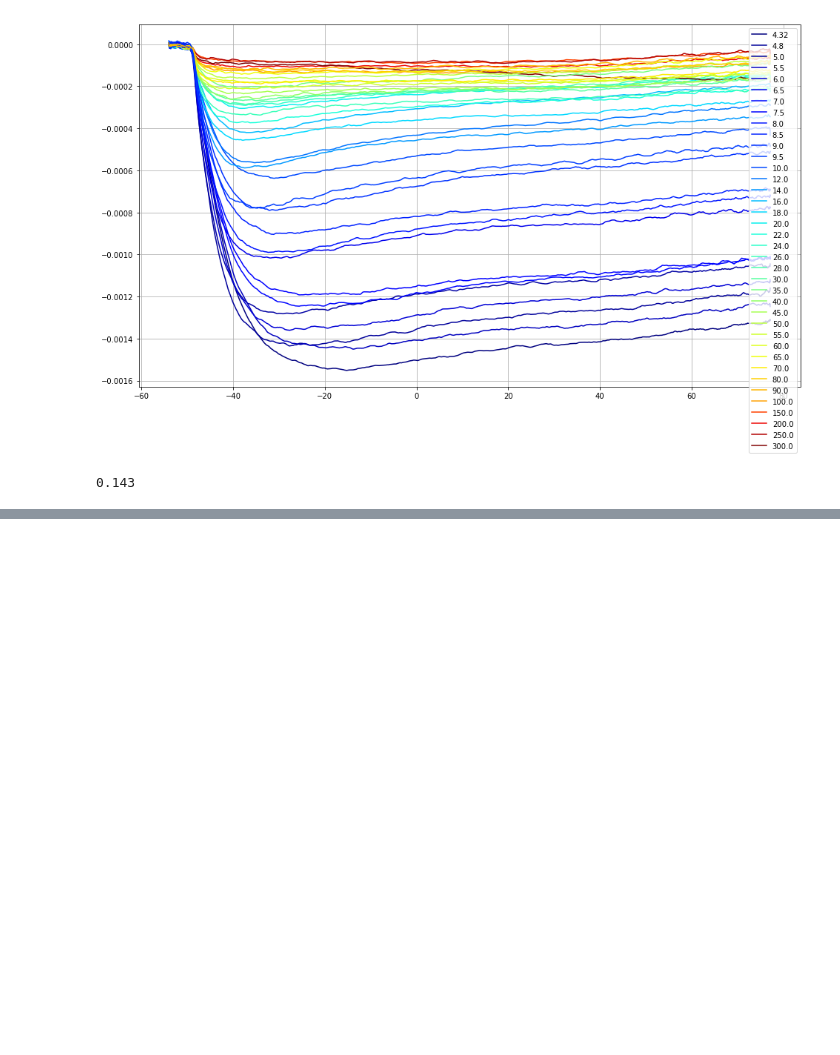
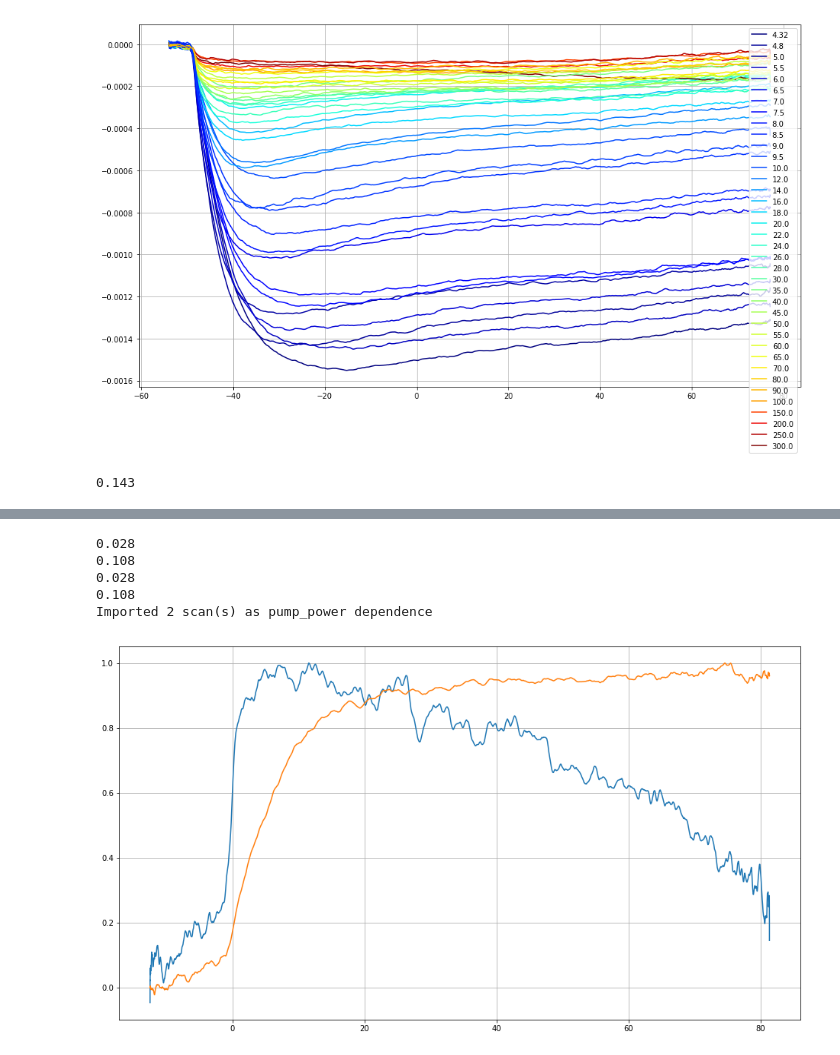
Before and after one commit to steinnymir/RegAscope2017, a Jupyter notebook: Analysis Tests.ipynb, the cells around one changed output, grey strips where cells are left out. Cells and saved outputs as stored; diff of their text form; code cells hidden in the pictures; blank space fills up the shorter version.

```diff
--- a/Analysis Tests.ipynb
+++ b/Analysis Tests.ipynb
@@ -234,0 +308,46 @@ data.
+# %%
+filepath = 'E:/steinn/new data/asdf2/'
+files = os.listdir(filepath)
+pump_spot = 80
+probe_spot = 50
+cutFreq = 0.01 # THz
+t0 = 80
+key_parameter = 'pump_power'
+description = ''
+
+###########################
+# init lsits:
+scanList = []
+k_parameters = []
+
+for i in range(len(files)):
+    tr = transient.Transient()
+    tr.import_file(filepath + files[i],cleanData=False, key_parameter = key_parameter, description=description)
+    tr.pump_spot = pump_spot
+    tr.probe_spot = probe_spot
+    tr.calc_energy_densities()
+    tr.crop_time_scale()
+    tr.shift_time(t0)
+    tr.filter_low_pass(cutFreq)
+#     tr.flip_trace()
+    tr.remove_DC_offset()
+    tr.flip_time()
+    k_parameters.append(float(getattr(tr,key_parameter)))
+    tr.trace = np.divide(tr.trace,max(tr.trace))
+    scanList.append(tr)
+print('Imported {0} scan(s) as {1} dependence'.format(len(scanList),scanList[0].key_parameter))
+data1 = scanList
+fig = plt.figure(figsize=(16,9))
+ax = fig.add_subplot(111)
+for idx in range(len(scanList)):
+    ax.plot(scanList[idx].time, scanList[idx].trace)
+# plt.xlim((-2,5))
+# plt.ylim((-0.0003,0.002))
+plt.grid()
+# %% [output]
+0.028
+0.108
+0.028
+0.108
+Imported 2 scan(s) as pump_power dependence
+[figure, added]
```
Also changed, not shown: parts of 8 cells of this notebook, 1 other file.
